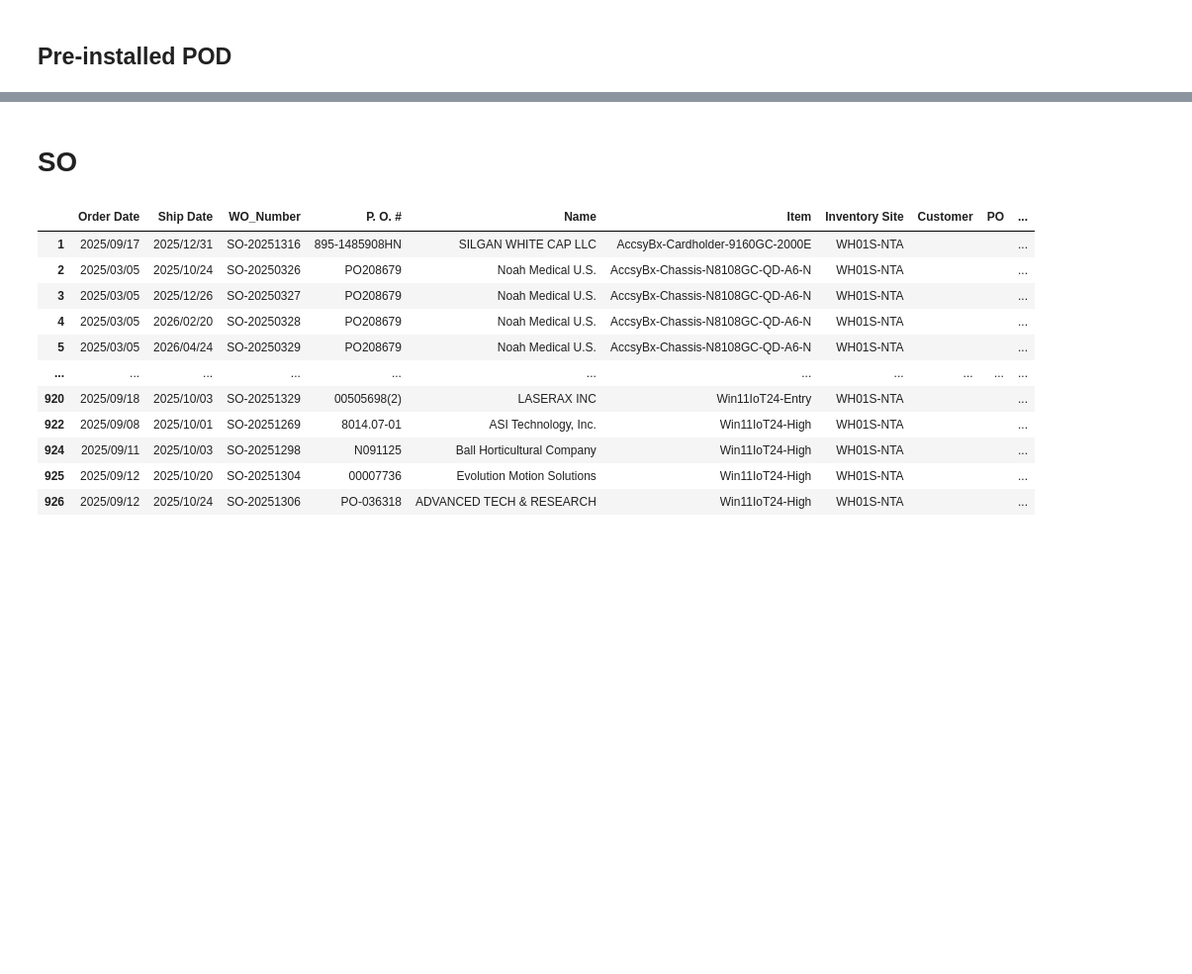
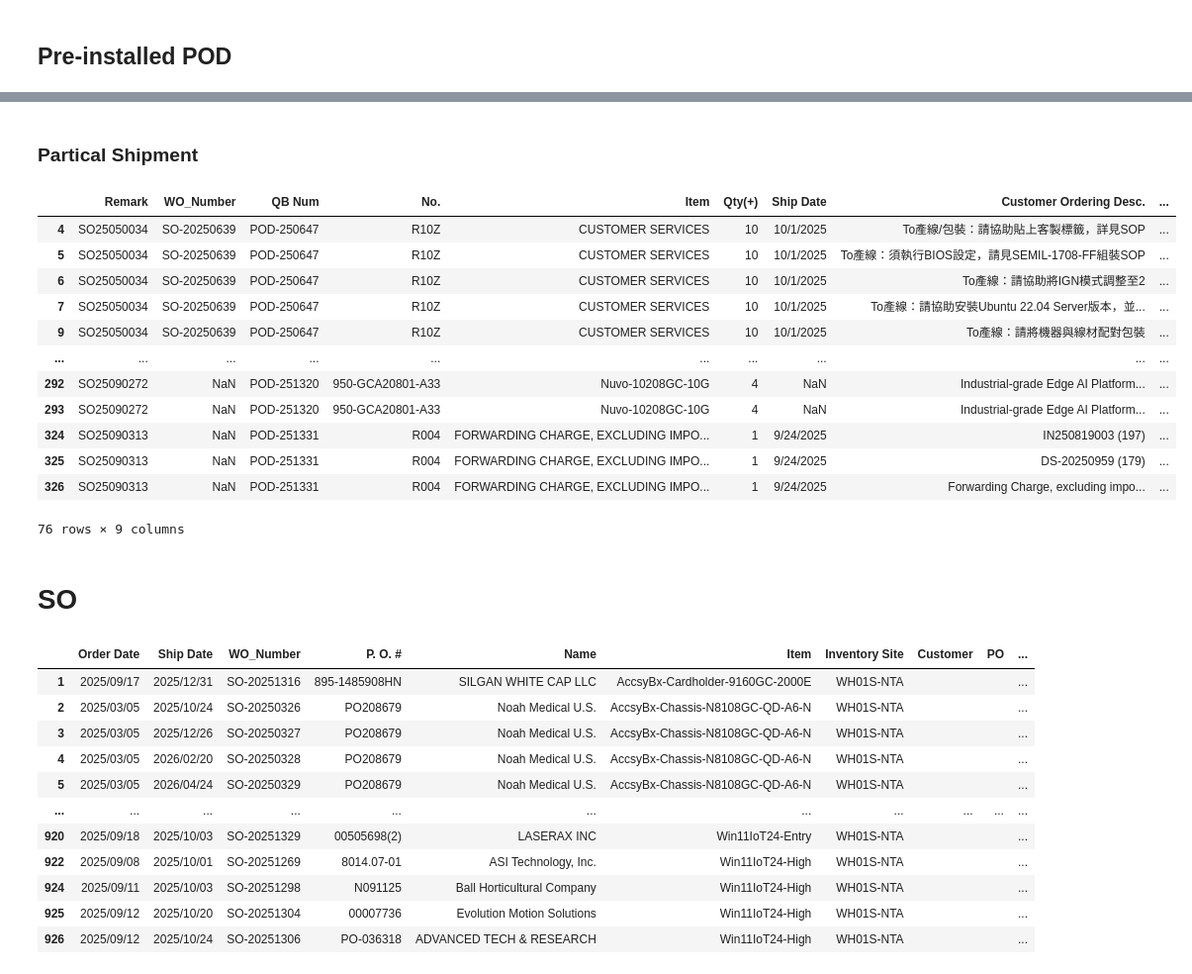
Before and after one commit to playoung2818/LT-Check-Brenda, a Jupyter notebook: Dashboard.ipynb, the cells around one changed output, grey strips where cells are left out. Shown: that part at 99% size. Saved outputs shown, nothing was run; the diff lists cells and outputs as text; code cells hidden in the pictures; blank space fills up the shorter version.

Commit message:
Pre-installed/Bareborne

```diff
--- a/Dashboard.ipynb
+++ b/Dashboard.ipynb
@@ -109,5 +114,7 @@ NAV[NAV['Pre-installed'] == True]
 # %% [markdown]
 ## Barebone NAV
 # %%
-NAV[NAV['Pre-installed'] == False]
+NAV_barebone = NAV[NAV['Pre-installed'] == False]
+print('barebone NAV has ', len(NAV_barebone), 'out of', len(NAV), 'total NAV')
+NAV_barebone
 # %% [output]
@@ -191,3 +245,24 @@ pod[pod['Pre-installed'] == True]
+# %% [markdown]
+### Partical Shipment
+# %%
+# Mark duplicates (True if row has a duplicate QB Num + Item)
+Partical_Ship = NAV_barebone.duplicated(subset=["QB Num", "Item"], keep=False)
+Partical_Ship = NAV_barebone[Partical_Ship]
+Partical_Ship
+# %% [output]
+|  | Remark | WO_Number | QB Num | No. | Item | Qty(+) | Ship Date | Customer Ordering Desc. | ... |
+| 4 | SO25050034 | SO-20250639 | POD-250647 | R10Z | CUSTOMER SERVICES | 10 | 10/1/2025 | To產線/包裝：請協助貼上客製標籤，詳見SOP | ... |
+| 5 | SO25050034 | SO-20250639 | POD-250647 | R10Z | CUSTOMER SERVICES | 10 | 10/1/2025 | To產線：須執行BIOS設定，請見SEMIL-1708-FF組裝SOP | ... |
+| 6 | SO25050034 | SO-20250639 | POD-250647 | R10Z | CUSTOMER SERVICES | 10 | 10/1/2025 | To產線：請協助將IGN模式調整至2 | ... |
+| 7 | SO25050034 | SO-20250639 | POD-250647 | R10Z | CUSTOMER SERVICES | 10 | 10/1/2025 | To產線：請協助安裝Ubuntu 22.04 Server版本，並... | ... |
+| 9 | SO25050034 | SO-20250639 | POD-250647 | R10Z | CUSTOMER SERVICES | 10 | 10/1/2025 | To產線：請將機器與線材配對包裝 | ... |
+| ... | ... | ... | ... | ... | ... | ... | ... | ... | ... |
+| 292 | SO25090272 | NaN | POD-251320 | 950-GCA20801-A33 | Nuvo-10208GC-10G | 4 | NaN | Industrial-grade Edge AI Platform... | ... |
+| 293 | SO25090272 | NaN | POD-251320 | 950-GCA20801-A33 | Nuvo-10208GC-10G | 4 | NaN | Industrial-grade Edge AI Platform... | ... |
+| 324 | SO25090313 | NaN | POD-251331 | R004 | FORWARDING CHARGE, EXCLUDING IMPO... | 1 | 9/24/2025 | IN250819003 (197) | ... |
+| 325 | SO25090313 | NaN | POD-251331 | R004 | FORWARDING CHARGE, EXCLUDING IMPO... | 1 | 9/24/2025 | DS-20250959 (179) | ... |
+| 326 | SO25090313 | NaN | POD-251331 | R004 | FORWARDING CHARGE, EXCLUDING IMPO... | 1 | 9/24/2025 | Forwarding Charge, excluding impo... | ... |
+76 rows × 9 columns
 # %% [markdown]
 # SO
 # %%
```
Also changed, not shown: parts of 17 cells of this notebook, 2 other files.
